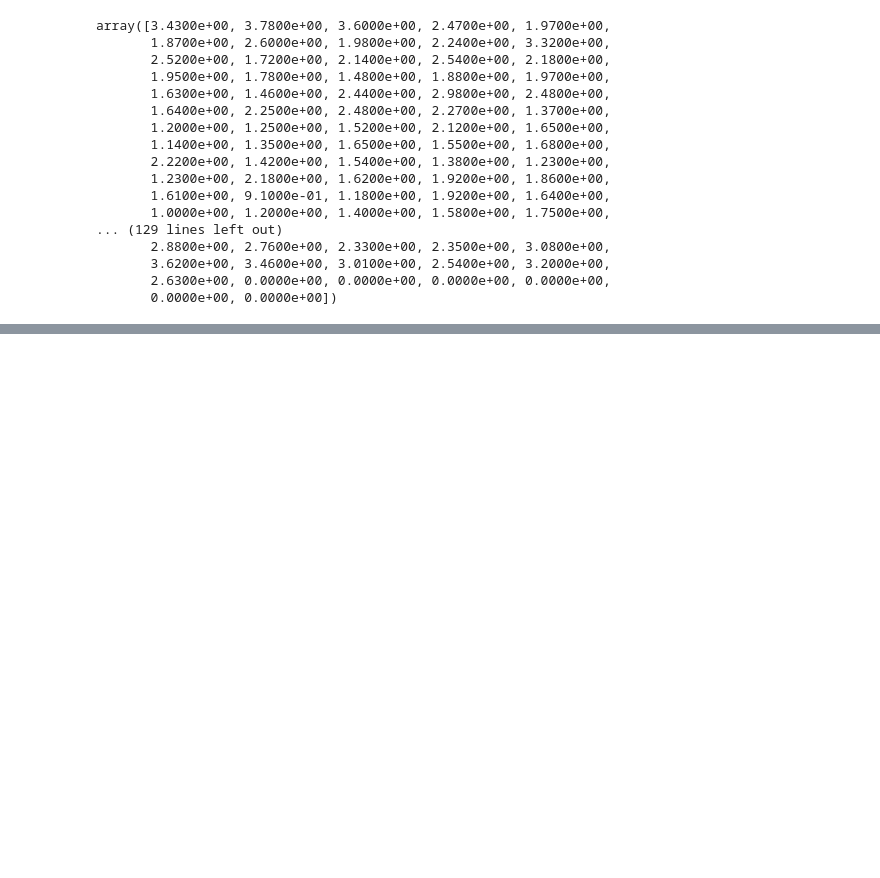
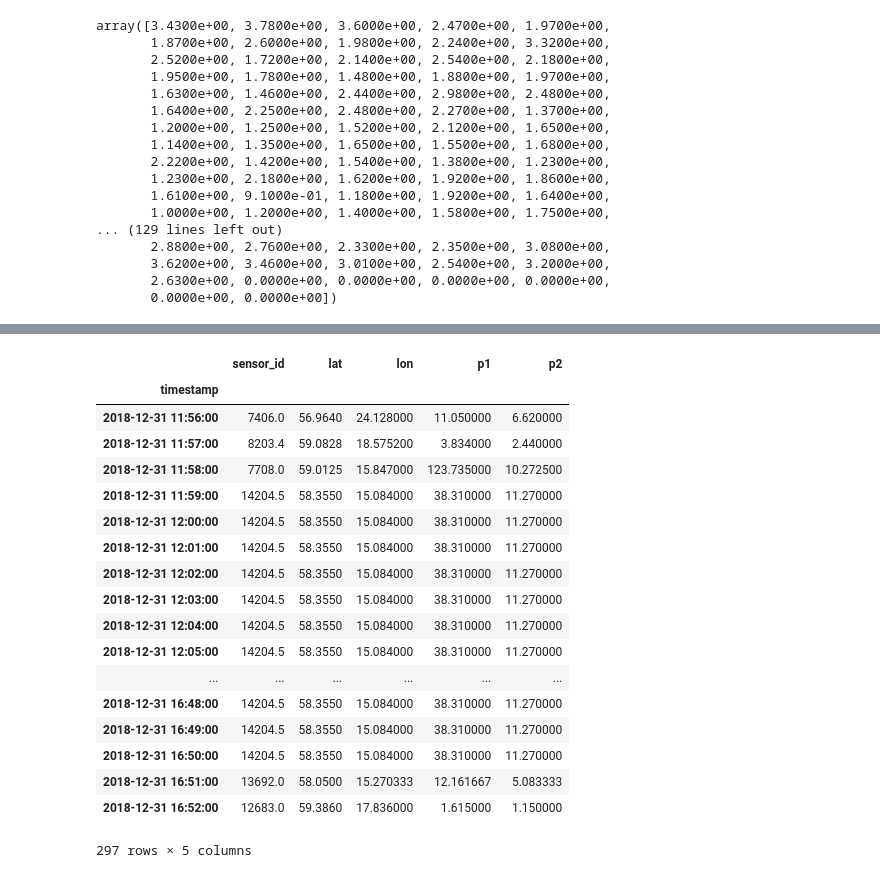
Before and after one commit to miskaknapek/dustmin_to_csv__various_code, a Jupyter notebook: luftdaten_dust_min_to_tabular_data__SCRATCHPAD.ipynb, the cells around one changed output, grey strips where cells are left out. Saved outputs shown, nothing was run; the diff lists cells and outputs as text; code cells hidden in the pictures; blank space fills up the shorter version.

```diff
--- a/luftdaten_dust_min_to_tabular_data__SCRATCHPAD.ipynb
+++ b/luftdaten_dust_min_to_tabular_data__SCRATCHPAD.ipynb
@@ -379,0 +481,24 @@ array([3.4300e+00, 3.7800e+00, 3.6000e+00, 2.4700e+00, 1.9700e+00,
+# %%
+data_start_and_middle_resampled = data_start_and_middle.resample("1Min").mean().bfill()
+# %%
+data_start_and_middle_resampled
+# %% [output]
+|  | sensor_id | lat | lon | p1 | p2 |
+| timestamp |  |  |  |  |  |
+| 2018-12-31 11:56:00 | 7406.0 | 56.9640 | 24.128000 | 11.050000 | 6.620000 |
+| 2018-12-31 11:57:00 | 8203.4 | 59.0828 | 18.575200 | 3.834000 | 2.440000 |
+| 2018-12-31 11:58:00 | 7708.0 | 59.0125 | 15.847000 | 123.735000 | 10.272500 |
+| 2018-12-31 11:59:00 | 14204.5 | 58.3550 | 15.084000 | 38.310000 | 11.270000 |
+| 2018-12-31 12:00:00 | 14204.5 | 58.3550 | 15.084000 | 38.310000 | 11.270000 |
+| 2018-12-31 12:01:00 | 14204.5 | 58.3550 | 15.084000 | 38.310000 | 11.270000 |
+| 2018-12-31 12:02:00 | 14204.5 | 58.3550 | 15.084000 | 38.310000 | 11.270000 |
+| 2018-12-31 12:03:00 | 14204.5 | 58.3550 | 15.084000 | 38.310000 | 11.270000 |
+| 2018-12-31 12:04:00 | 14204.5 | 58.3550 | 15.084000 | 38.310000 | 11.270000 |
+| 2018-12-31 12:05:00 | 14204.5 | 58.3550 | 15.084000 | 38.310000 | 11.270000 |
+| ... | ... | ... | ... | ... | ... |
+| 2018-12-31 16:48:00 | 14204.5 | 58.3550 | 15.084000 | 38.310000 | 11.270000 |
+| 2018-12-31 16:49:00 | 14204.5 | 58.3550 | 15.084000 | 38.310000 | 11.270000 |
+| 2018-12-31 16:50:00 | 14204.5 | 58.3550 | 15.084000 | 38.310000 | 11.270000 |
+| 2018-12-31 16:51:00 | 13692.0 | 58.0500 | 15.270333 | 12.161667 | 5.083333 |
+| 2018-12-31 16:52:00 | 12683.0 | 59.3860 | 17.836000 | 1.615000 | 1.150000 |
+297 rows × 5 columns
```
Also changed, not shown: parts of 32 cells of this notebook, 4 other files.
